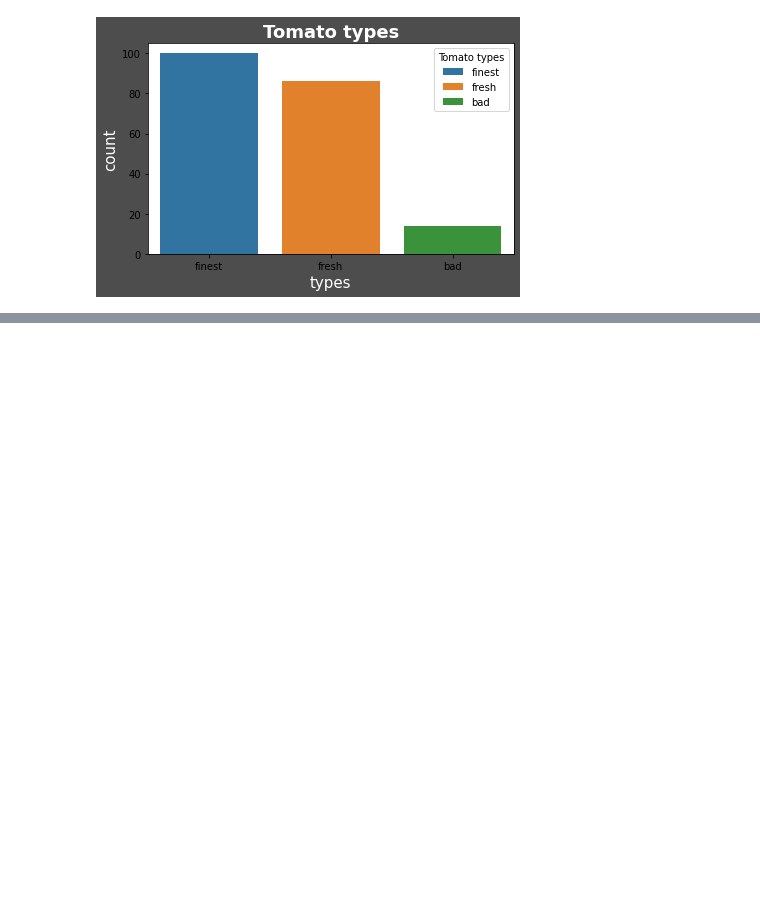
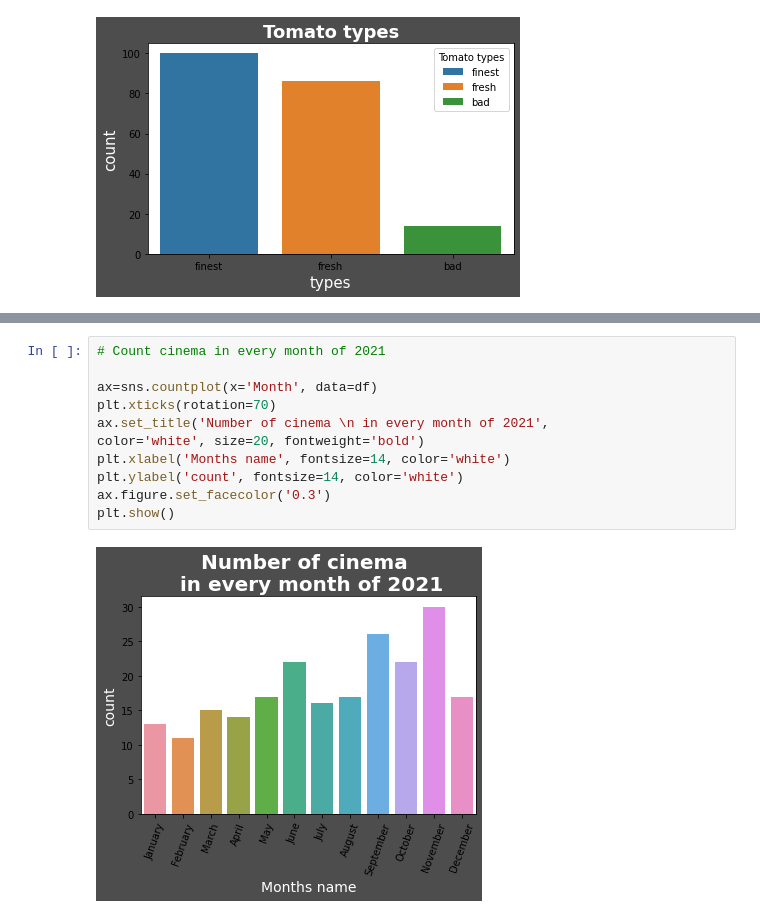
Before and after one commit to ShakilM26/PMDB, a Jupyter notebook: PMDB.ipynb, the cells around one changed output, grey strips where cells are left out. Drawn from its saved outputs; the diff is of its cells as text; blank space fills up the shorter version.

```diff
--- a/PMDB.ipynb
+++ b/PMDB.ipynb
@@ -624,0 +706,13 @@ Name: Month, dtype: int64
+# %%
+# Count cinema in every month of 2021
+
+ax=sns.countplot(x='Month', data=df)
+plt.xticks(rotation=70)
+ax.set_title('Number of cinema \n in every month of 2021',
+color='white', size=20, fontweight='bold')
+plt.xlabel('Months name', fontsize=14, color='white')
+plt.ylabel('count', fontsize=14, color='white')
+ax.figure.set_facecolor('0.3')
+plt.show()
+# %% [output]
+[figure, added]
```
Also changed, not shown: parts of 36 cells of this notebook.
